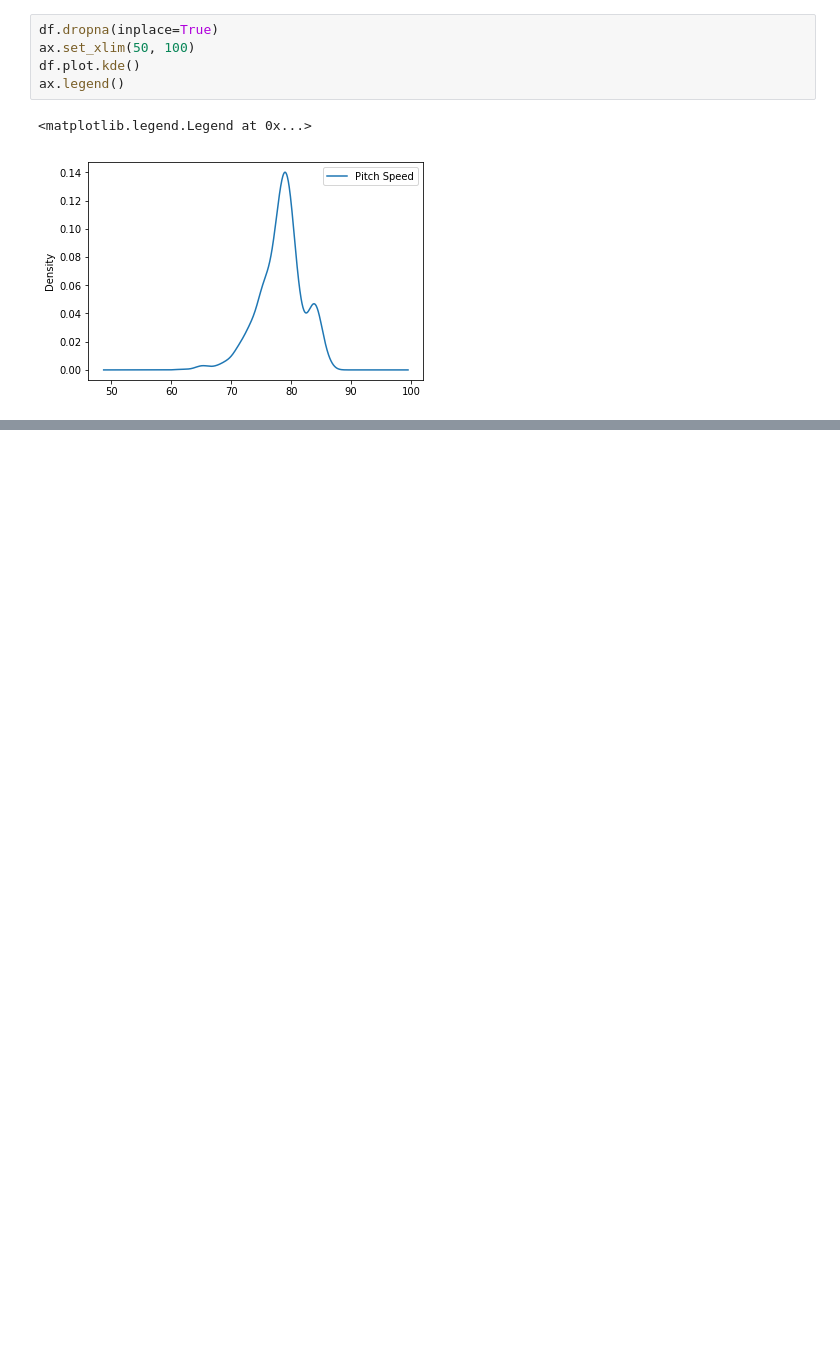
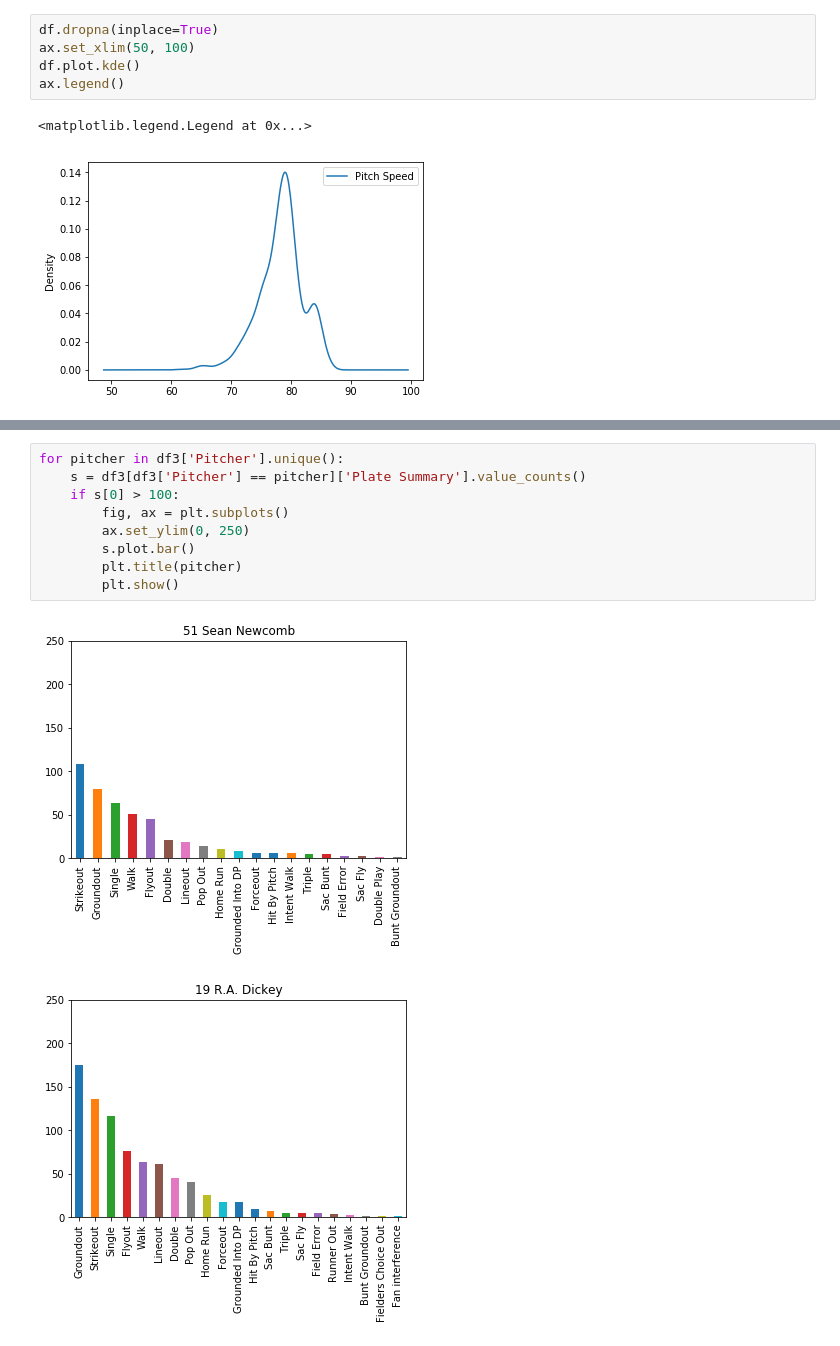
Before and after one commit to benjamincrom/baseball, a Jupyter notebook: baseball_stats.ipynb, the cells around one changed output, grey strips where cells are left out. Drawn from its saved outputs; the diff is of its cells as text; blank space fills up the shorter version.

```diff
--- a/baseball_stats.ipynb
+++ b/baseball_stats.ipynb
@@ -315,0 +392,12 @@ ax.legend()
+# %%
+for pitcher in df3['Pitcher'].unique():
+    s = df3[df3['Pitcher'] == pitcher]['Plate Summary'].value_counts()
+    if s[0] > 100:
+        fig, ax = plt.subplots()
+        ax.set_ylim(0, 250)
+        s.plot.bar()
+        plt.title(pitcher)
+        plt.show()
+# %% [output]
+[figure, added]
+[figure, added]
```
Also changed, not shown: parts of 11 cells of this notebook, 3 other files.
